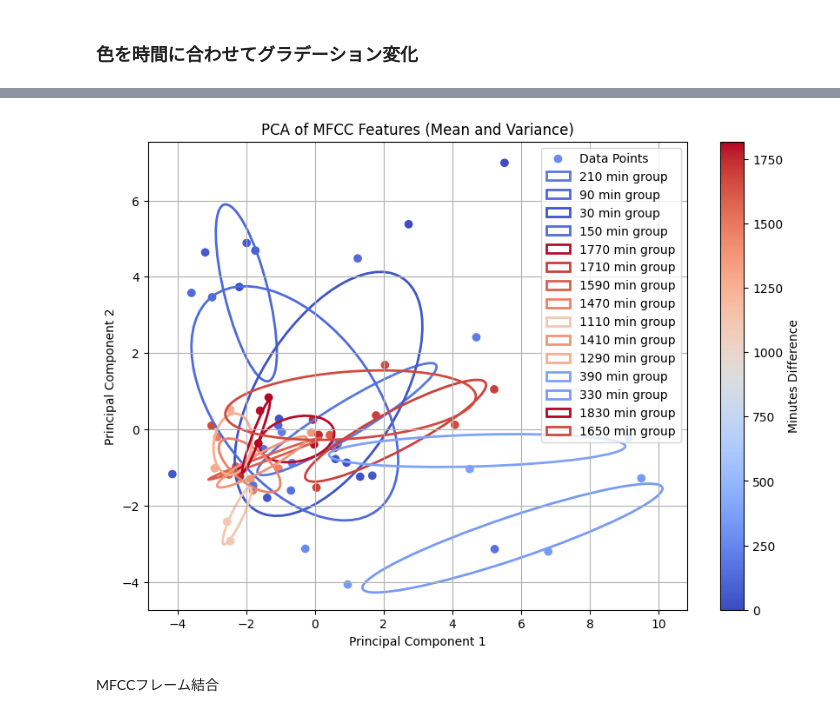
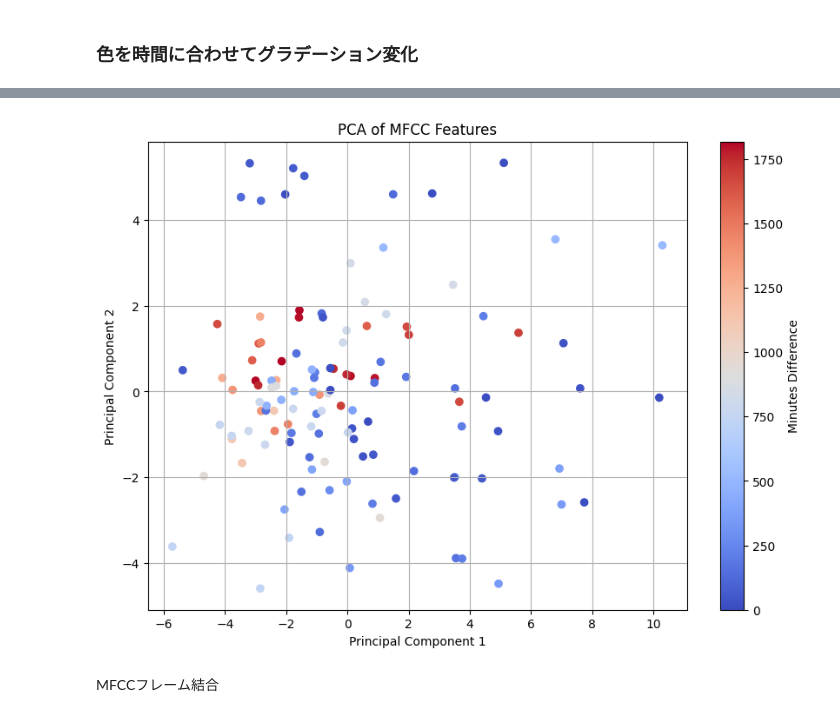
Before and after one commit to cielcs/Bayesian-inference, a Jupyter notebook: MFCCと主成分分析.ipynb, the cells around one changed output, grey strips where cells are left out. Saved outputs shown, nothing was run; the diff lists cells and outputs as text; code cells hidden in the pictures.

```diff
--- a/MFCCと主成分分析.ipynb
+++ b/MFCCと主成分分析.ipynb
@@ -324,13 +405,12 @@ from sklearn.preprocessing import StandardScaler
 from datetime import datetime, timedelta
 import matplotlib.cm as cm
 import matplotlib.colors as mcolors
-from matplotlib.patches import Ellipse
 
 # ディレクトリのパス
 directory = '/content/drive/MyDrive/naist/Bsound/'
 
 # 指定された時刻のリスト（文字列として）
-specified_times = ['5_29_1710', '5_29_2235','5_30_1337','5_30_1359','5_31_2144','6_1_1806','6_2_1505','6_4_1500','6_5_1842','6_7_1602','6_21_1905','6_23_0132']
+specified_times = ['5_29_1710', '5_29_2235','5_30_1337','5_30_1359','5_31_2144','6_1_1806','6_2_1505','6_4_1500','6_5_1842','6_7_1602','6_21_1905','6_23_0132','7_3_1833','7_4_1049','7_5_0306']
 
 def parse_time(time_str):
     return datetime.strptime(time_str, '%m_%d_%H%M')
@@ -343,11 +423,12 @@ def extract_mfcc_features(audio_path, n_mfcc=13):
     y, sr = librosa.load(audio_path, sr=None)
     mfccs = librosa.feature.mfcc(y=y, sr=sr, n_mfcc=n_mfcc)
     mfcc_mean = np.mean(mfccs.T, axis=0)
-    mfcc_var = np.var(mfccs.T, axis=0)
-    return np.concatenate((mfcc_mean, mfcc_var))
+    mfcc_std = np.std(mfccs.T, axis=0)
+    return mfcc_mean, mfcc_std
 
 def process_directory(directory, specified_times):
-    mfcc_list = []
+    mfcc_mean_list = []
+    mfcc_var_list = []
     labels = []
     colors = []
     specified_datetimes = [parse_time(time_str) for time_str in specified_times]
@@ -373,14 +454,25 @@ def process_directory(directory, specified_times):
                 label = f"(None)"
                 minutes_difference = None
 
-            mfccs = extract_mfcc_features(file_path)
-            mfcc_list.append(mfccs)
+            mfcc_mean, mfcc_var = extract_mfcc_features(file_path)
+            mfcc_mean_list.append(mfcc_mean)
+            mfcc_var_list.append(mfcc_var)
             labels.append(label)
             file_infos.append((label, minutes_difference))
 
+    # 各特徴量をフレームごとに標準化
+    scaler_mean = StandardScaler()
+    scaler_std = StandardScaler()
+    mfcc_mean_normalized = scaler_mean.fit_transform(np.array(mfcc_mean_list))
+    mfcc_std_normalized = scaler_std.fit_transform(np.array(mfcc_var_list))
+
+    # 平均と標準偏差を結合
+    mfcc_features_normalized = np.concatenate((mfcc_mean_normalized, mfcc_std_normalized), axis=1)
+    print(mfcc_features_normalized)
+
     # 色を設定（ヒートマップ）
     norm = mcolors.Normalize(vmin=0, vmax=max_minutes_difference)
-    cmap = plt.colormaps['coolwarm']  # 色マップを選択
+    cmap = plt.cm.coolwarm  # 色マップを選択
     for label, minutes_difference in file_infos:
         if minutes_difference is None:
             color = 'black'
@@ -388,65 +480,23 @@ def process_directory(directory, specified_times):
             color = cmap(norm(minutes_difference))
         colors.append(color)
 
-    return np.array(mfcc_list), labels, colors, norm, cmap, file_infos
+    return mfcc_features_normalized, labels, colors, norm, cmap, file_infos
 
 # MFCCを抽出
 mfcc_features, labels, colors, norm, cmap, file_infos = process_directory(directory, specified_times)
 
-# データの標準化
-scaler = StandardScaler()
-mfcc_features_normalized = scaler.fit_transform(mfcc_features)
-
 # PCAを実行
 pca = PCA(n_components=2)
-mfcc_pca = pca.fit_transform(mfcc_features_normalized)
-# mfcc_pca = pca.fit_transform(mfcc_features)
+mfcc_pca_normalized = pca.fit_transform(mfcc_features)
 
 # プロット
-fig, ax = plt.subplots(figsize=(10, 7))
-sc = ax.scatter(mfcc_pca[:, 0], mfcc_pca[:, 1], c=colors, label='Data Points')
+plt.figure(figsize=(10, 7))
+plt.scatter(mfcc_pca_normalized[:, 0], mfcc_pca_normalized[:, 1], c=colors)
+plt.xlabel('Principal Component 1')
+plt.ylabel('Principal Component 2')
+plt.title('PCA of MFCC Features')
+plt.grid(True)
+plt.colorbar(cm.ScalarMappable(norm=norm, cmap=cmap), label='Minutes Difference')
 
-# プロットにラベルを追加
-# for i, label in enumerate(labels):
-#     plt.annotate(label, (mfcc_pca[i, 0], mfcc_pca[i, 1]))
-
-ax.set_xlabel('Principal Component 1')
-ax.set_ylabel('Principal Component 2')
-ax.set_title('PCA of MFCC Features (Mean and Variance)')
-ax.grid(True)
-fig.colorbar(cm.ScalarMappable(norm=norm, cmap=cmap), ax=ax, label='Minutes Difference')
-
-# グループ化と正規分布のプロット
-interval = 60  # 分
-grouped_data = {}
-group_colors = {}
-
-for i, (label, minutes_difference) in enumerate(file_infos):
-    if minutes_difference is not None:
-        group_key = (minutes_difference // interval) * interval + interval // 2
-        if group_key not in grouped_data:
-            grouped_data[group_key] = []
-            group_colors[group_key] = colors[i]  # グループの色を設定
-        grouped_data[group_key].append(mfcc_pca[i])
-
-for group_key, data_points in grouped_data.items():
-    if len(data_points) > 1:
-        data_points = np.array(data_points)
-        mean_group = np.mean(data_points, axis=0)
-        cov_group = np.cov(data_points, rowvar=False)
-
-        # 共分散行列から楕円の主軸の長さと角度を計算
-        eigvals, eigvecs = np.linalg.eigh(cov_group)
-        order = eigvals.argsort()[::-1]
-        eigvals, eigvecs = eigvals[order], eigvecs[:, order]
-        angle = np.degrees(np.arctan2(*eigvecs[:, 0][::-1]))
-
-        # 標準偏差1倍の範囲の楕円をプロット
-        ell_radius_x = np.sqrt(eigvals[0])
-        ell_radius_y = np.sqrt(eigvals[1])
-        ellipse = Ellipse(mean_group, width=ell_radius_x * 2, height=ell_radius_y * 2, angle=angle, edgecolor=group_colors[group_key], fc='None', lw=2, label=f'{group_key} min group')
-        ax.add_patch(ellipse)
-
-plt.legend()
 plt.show()
 # %% [output]
@@ -453,4 +520,4 @@ plt.show()
-[figure, old version]
+[figure, new version]
 # %% [markdown]
 MFCCフレーム結合
 # %%
```
Also changed, not shown: parts of 5 cells of this notebook.
